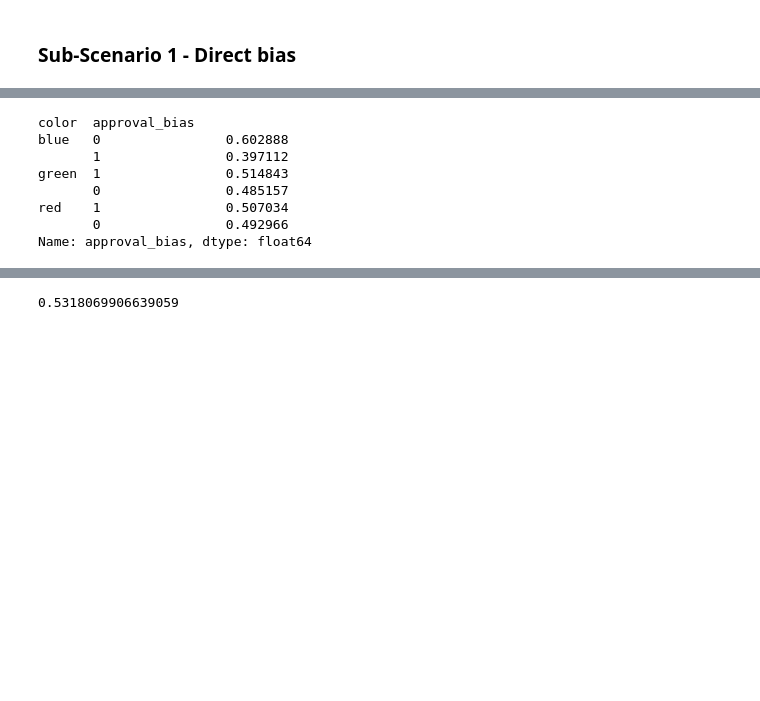
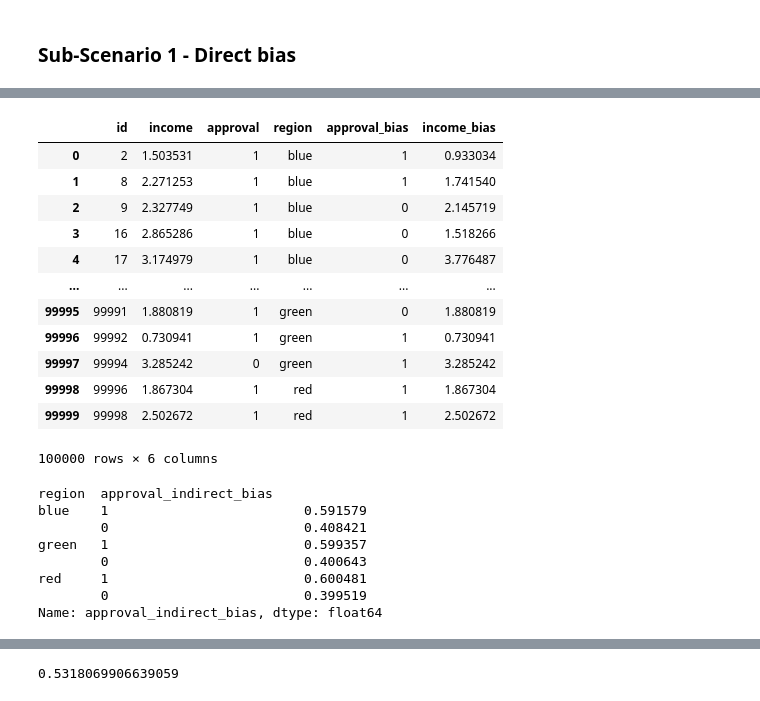
Before and after one commit to DAVIDCRUZ0202/pysimstudy, a Jupyter notebook: Demos/Simstudy Biased Data Demo.ipynb, the cells around one changed output, grey strips where cells are left out. Cells and saved outputs as stored; diff of their text form; code cells hidden in the pictures; blank space fills up the shorter version.

```diff
--- a/Demos/Simstudy Biased Data Demo.ipynb
+++ b/Demos/Simstudy Biased Data Demo.ipynb
@@ -154,0 +150,6 @@ Name: income, dtype: float64
+# %%
+defIncomeBiased = defCondition(condition = "region=='blue'",
+                    formula = "0.9*income",
+                    dist = "nonrandom")
+# %%
+gdf3 = addCondition(defIncomeBiased, gdf2, newvar="income_bias", keepOld=True)
@@ -154,0 +172,16 @@ Name: income, dtype: float64
+# %%
+gdf3
+# %% [output]
+|  | id | income | approval | region | approval_bias | income_bias |
+| 0 | 2 | 1.503531 | 1 | blue | 1 | 0.933034 |
+| 1 | 8 | 2.271253 | 1 | blue | 1 | 1.741540 |
+| 2 | 9 | 2.327749 | 1 | blue | 0 | 2.145719 |
+| 3 | 16 | 2.865286 | 1 | blue | 0 | 1.518266 |
+| 4 | 17 | 3.174979 | 1 | blue | 0 | 3.776487 |
+| ... | ... | ... | ... | ... | ... | ... |
+| 99995 | 99991 | 1.880819 | 1 | green | 0 | 1.880819 |
+| 99996 | 99992 | 0.730941 | 1 | green | 1 | 0.730941 |
+| 99997 | 99994 | 3.285242 | 0 | green | 1 | 3.285242 |
+| 99998 | 99996 | 1.867304 | 1 | red | 1 | 1.867304 |
+| 99999 | 99998 | 2.502672 | 1 | red | 1 | 2.502672 |
+100000 rows × 6 columns
@@ -155,11 +191,11 @@ Name: income, dtype: float64
 # %%
-df3.groupby('color')['approval_bias'].value_counts(normalize=True)
+gdf3.groupby('region')['approval_indirect_bias'].value_counts(normalize=True)
 # %% [output]
-color  approval_bias
-blue   0                0.602888
-       1                0.397112
-green  1                0.514843
-       0                0.485157
-red    1                0.507034
-       0                0.492966
-Name: approval_bias, dtype: float64
+region  approval_indirect_bias
+blue    1                         0.591579
+        0                         0.408421
+green   1                         0.599357
+        0                         0.400643
+red     1                         0.600481
+        0                         0.399519
+Name: approval_indirect_bias, dtype: float64
```
Also changed, not shown: parts of 24 cells of this notebook.
